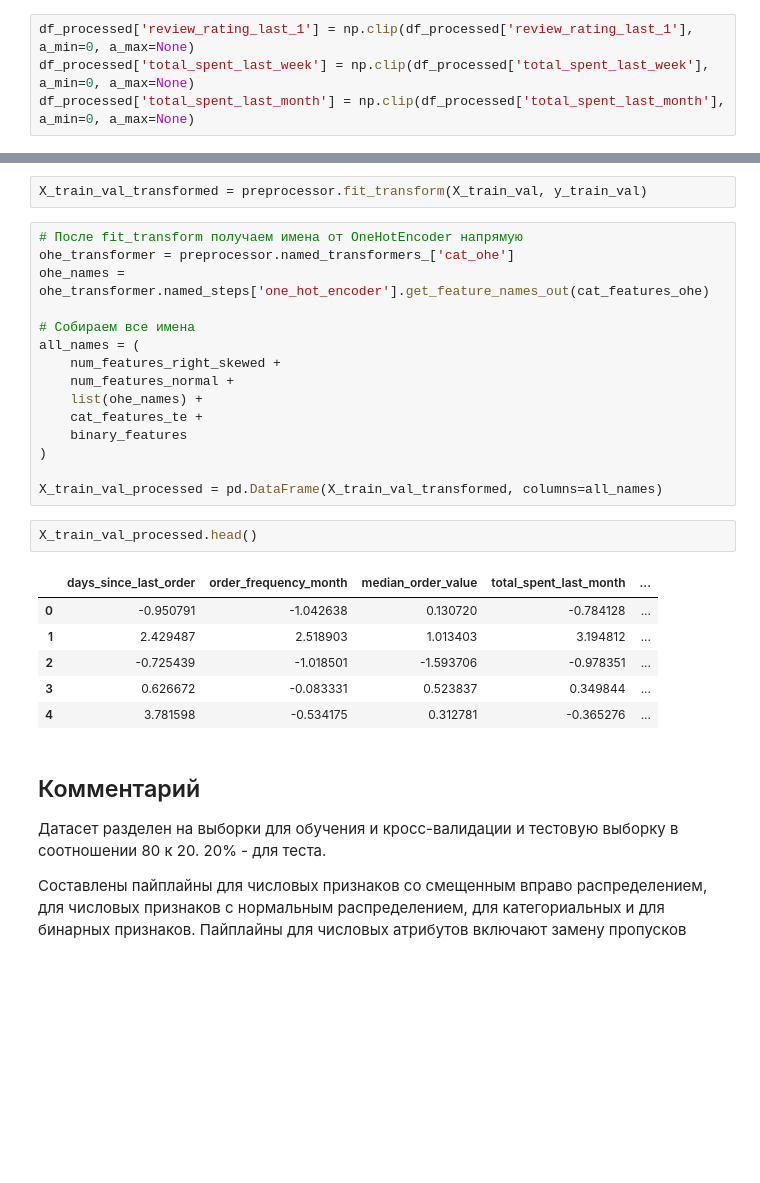
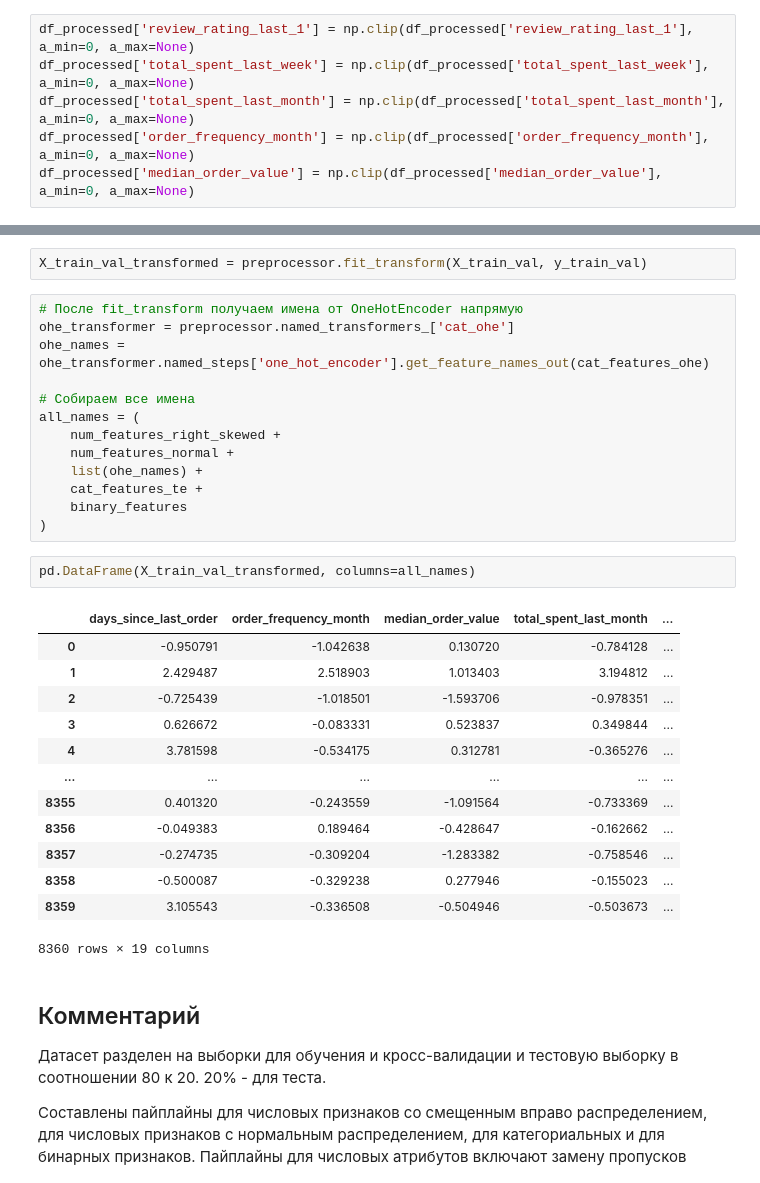
Before and after one commit to TemaQDX/project_happy_coffe_beans, a Jupyter notebook: happy_coffee_beans_project_sprint_11_Artem_Burov.ipynb, the cells around one changed output, grey strips where cells are left out. Drawn from its saved outputs; the diff is of its cells as text; blank space fills up the shorter version.

Commit message:
train_done

```diff
--- a/happy_coffee_beans_project_sprint_11_Artem_Burov.ipynb
+++ b/happy_coffee_beans_project_sprint_11_Artem_Burov.ipynb
@@ -1011,4 +1034,6 @@ df_processed[df_processed['review_rating_last_1'] < 0]
 df_processed['review_rating_last_1'] = np.clip(df_processed['review_rating_last_1'], a_min=0, a_max=None)
 df_processed['total_spent_last_week'] = np.clip(df_processed['total_spent_last_week'], a_min=0, a_max=None)
 df_processed['total_spent_last_month'] = np.clip(df_processed['total_spent_last_month'], a_min=0, a_max=None)
+df_processed['order_frequency_month'] = np.clip(df_processed['order_frequency_month'], a_min=0, a_max=None)
+df_processed['median_order_value'] = np.clip(df_processed['median_order_value'], a_min=0, a_max=None)
 # %%
@@ -1353,17 +1378,22 @@ all_names = (
     cat_features_te +
     binary_features
 )
-
-X_train_val_processed = pd.DataFrame(X_train_val_transformed, columns=all_names)
 # %%
-X_train_val_processed.head()
+pd.DataFrame(X_train_val_transformed, columns=all_names)
 # %% [output]
 |  | days_since_last_order | order_frequency_month | median_order_value | total_spent_last_month | ... |
 | 0 | -0.950791 | -1.042638 | 0.130720 | -0.784128 | ... |
 | 1 | 2.429487 | 2.518903 | 1.013403 | 3.194812 | ... |
 | 2 | -0.725439 | -1.018501 | -1.593706 | -0.978351 | ... |
 | 3 | 0.626672 | -0.083331 | 0.523837 | 0.349844 | ... |
 | 4 | 3.781598 | -0.534175 | 0.312781 | -0.365276 | ... |
+| ... | ... | ... | ... | ... | ... |
+| 8355 | 0.401320 | -0.243559 | -1.091564 | -0.733369 | ... |
+| 8356 | -0.049383 | 0.189464 | -0.428647 | -0.162662 | ... |
+| 8357 | -0.274735 | -0.309204 | -1.283382 | -0.758546 | ... |
+| 8358 | -0.500087 | -0.329238 | 0.277946 | -0.155023 | ... |
+| 8359 | 3.105543 | -0.336508 | -0.504946 | -0.503673 | ... |
+8360 rows × 19 columns
 # %% [markdown]
 ## Комментарий
 
```
Also changed, not shown: parts of 44 cells of this notebook.
